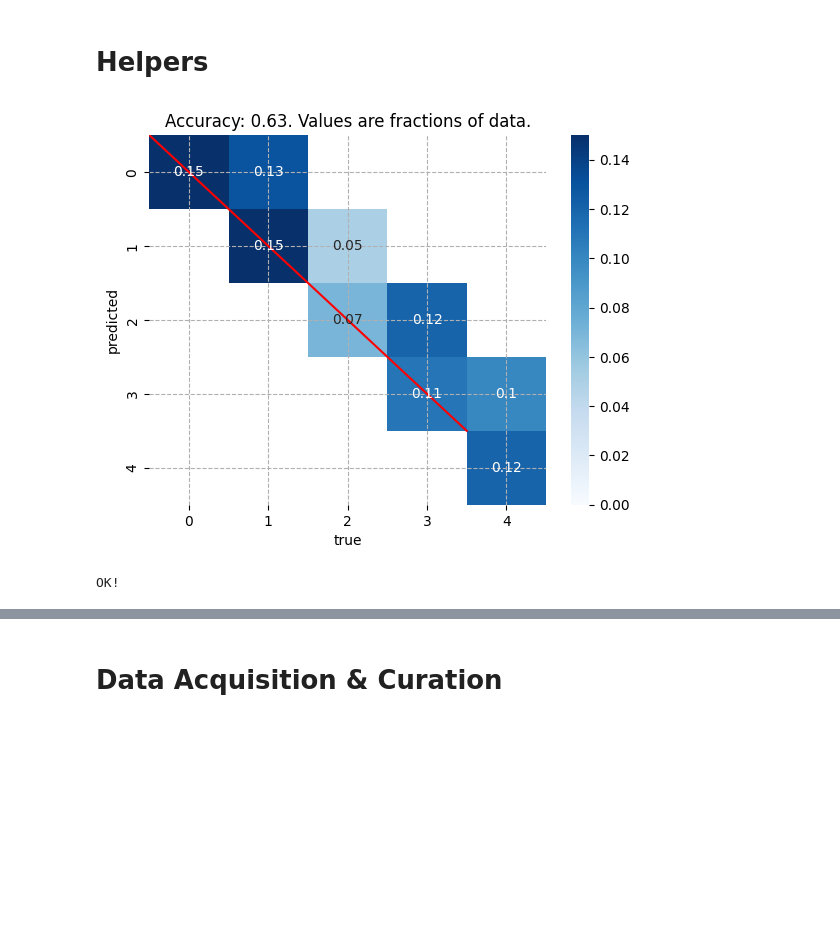
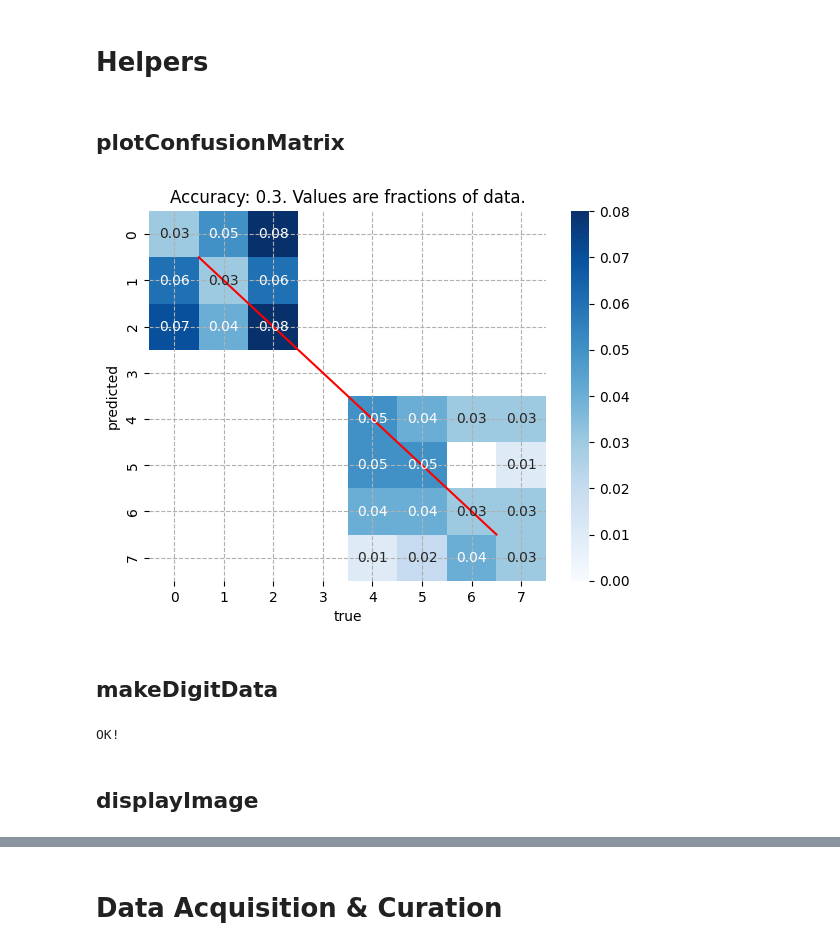
Before and after one commit to joseph-hellerstein/keras, a Jupyter notebook: notebooks/model_selection_evaluation_pt1.ipynb, the cells around one changed output, grey strips where cells are left out. Drawn from its saved outputs; the diff is of its cells as text; code cells hidden in the pictures; blank space fills up the shorter version.

```diff
--- a/notebooks/model_selection_evaluation_pt1.ipynb
+++ b/notebooks/model_selection_evaluation_pt1.ipynb
@@ -37,45 +38,59 @@ Reproducibility
 Evaluation (metrics, etc. – based on experimental design)
 # %% [markdown]
 # Helpers
+# %% [markdown]
+## plotConfusionMatrix
 # %%
 def plotConfusionMatrix(y_true:np.ndarray[int], y_pred:np.ndarray[int]):
     """
     Plots the confusion matrix for the classifications. Values are fraction of data.
 
     Args:
         y_true: True labels
         y_pred: Predicted labels
     """
-    num_label = len(set(y_true))
+    labels = set(y_true)
+    num_label = max(labels) + 1
     data_len = len(y_true)
     mat = tf.math.confusion_matrix(y_true, y_pred)
     frc_mat = np.round(mat/data_len, 2)
     mask_mat = np.repeat(True, num_label*num_label)
     mask_mat = np.reshape(mask_mat, (num_label, num_label))
     for yt in range(num_label):
         for yp in range(num_label):
             if not np.isclose(frc_mat[yp, yt], 0):
                 mask_mat[yp, yt] = False
     #
     _ = sns.heatmap(np.transpose(frc_mat), cmap="Blues", annot=True,
                     annot_kws={'fontsize': 10},
                     mask=np.transpose(mask_mat),
                  vmin=0)
     accuracy = np.round(balanced_accuracy_score(y_true, y_pred), 2)
     plt.grid(linestyle="--")
     plt.ylabel("predicted")
     plt.xlabel("true")
-    plt.plot(range(num_label), range(num_label), c="red")
+    plt.plot(range(1, num_label), range(1, num_label), c="red")
     plt.title("Accuracy: {accuracy}. Values are fractions of data.".format(accuracy = accuracy))
     plt.show()
 
 # Tests
-y_true = np.random.randint(0, 5, 100)
-y_pred = y_true + np.random.randint(-1, 1, 100)
-y_pred = np.maximum(y_pred, 0)
+def mkydata(num_label=8, size=100):
+    labels = list(range(num_label))
+    if num_label < 4:
+        raise ValueError("num_label > 3")
+    missing_label = labels[3]
+    y1 = np.random.randint(0, missing_label, size//2)
+    y2 = np.random.randint(missing_label+1, num_label, size//2)
+    return np.concatenate([y1, y2])
+#
+size = 100
+y_true = mkydata()
+y_pred = mkydata()
 plotConfusionMatrix(y_true, y_pred)
 # %% [output]
-[figure, old version]
+[figure, new version]
+# %% [markdown]
+## makeDigitData
 # %%
 def makeDigitData(datatype:str)->(np.ndarray, np.ndarray):
     """
@@ -112,6 +128,8 @@ assert(num_sample == np.shape(y_data)[0])
 print("OK!")
 # %% [output]
 OK!
+# %% [markdown]
+## displayImage
 # %%
 def displayImage(flattened_arr:np.ndarray, nrow=28, ncol=28):
     arr = np.reshape(flattened_arr, (nrow, ncol))
```
Also changed, not shown: parts of 21 cells of this notebook.
